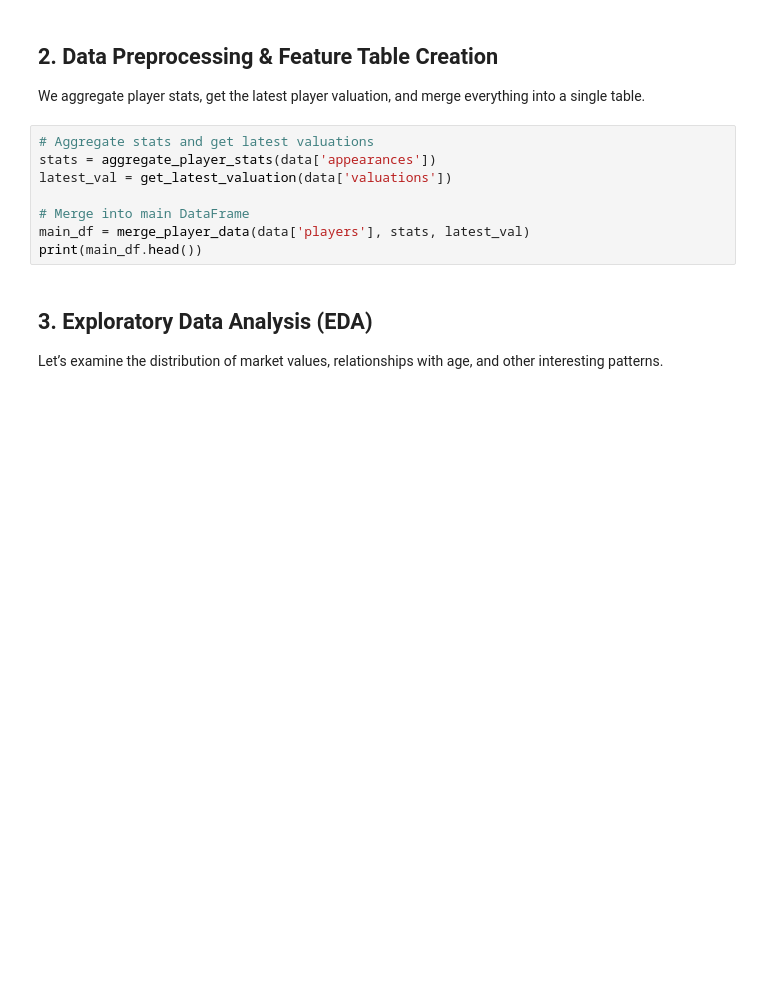
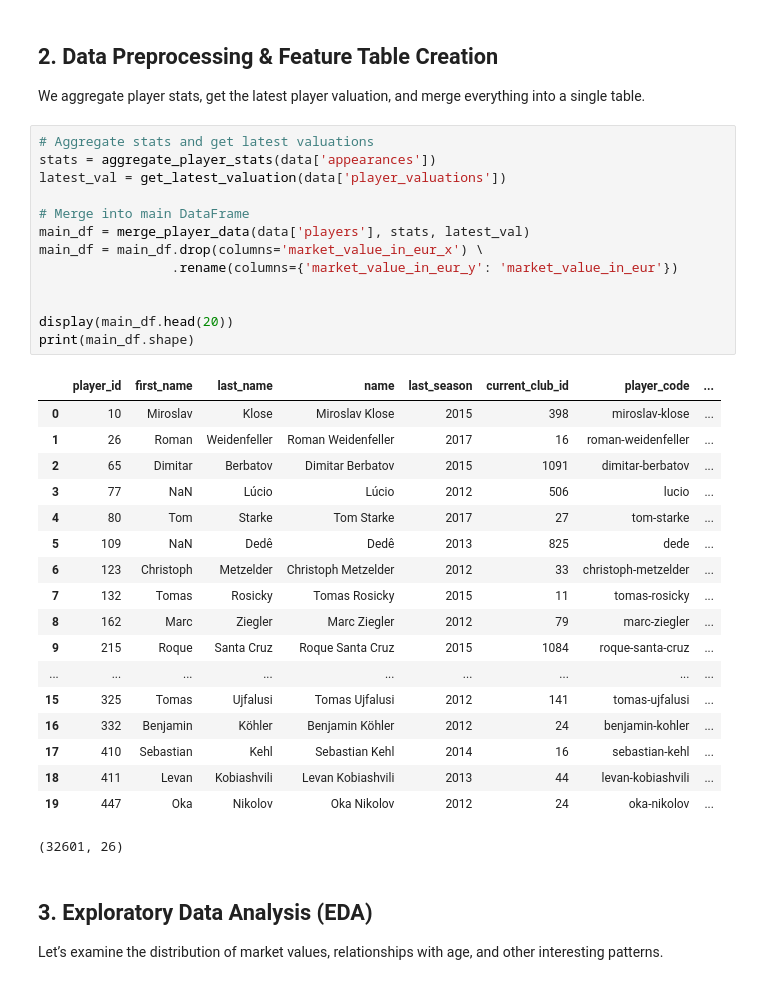
Before and after one commit to AbdulKadirSeker/Aml-Final-Project-, a Jupyter notebook: notebooks/PlayerMarketValuePredictionNNv1.ipynb, the cells around one changed output. Saved outputs shown, nothing was run; the diff lists cells and outputs as text; blank space fills up the shorter version.

```diff
--- a/notebooks/PlayerMarketValuePredictionNNv1.ipynb
+++ b/notebooks/PlayerMarketValuePredictionNNv1.ipynb
@@ -30,11 +41,35 @@ We aggregate player stats, get the latest player valuation, and merge everything
 # %%
 # Aggregate stats and get latest valuations
 stats = aggregate_player_stats(data['appearances'])
-latest_val = get_latest_valuation(data['valuations'])
+latest_val = get_latest_valuation(data['player_valuations'])
 
 # Merge into main DataFrame
 main_df = merge_player_data(data['players'], stats, latest_val)
-print(main_df.head())
+main_df = main_df.drop(columns='market_value_in_eur_x') \
+                 .rename(columns={'market_value_in_eur_y': 'market_value_in_eur'})
+
+
+display(main_df.head(20))
+print(main_df.shape)
+# %% [output]
+|  | player_id | first_name | last_name | name | last_season | current_club_id | player_code | ... |
+| 0 | 10 | Miroslav | Klose | Miroslav Klose | 2015 | 398 | miroslav-klose | ... |
+| 1 | 26 | Roman | Weidenfeller | Roman Weidenfeller | 2017 | 16 | roman-weidenfeller | ... |
+| 2 | 65 | Dimitar | Berbatov | Dimitar Berbatov | 2015 | 1091 | dimitar-berbatov | ... |
+| 3 | 77 | NaN | Lúcio | Lúcio | 2012 | 506 | lucio | ... |
+| 4 | 80 | Tom | Starke | Tom Starke | 2017 | 27 | tom-starke | ... |
+| 5 | 109 | NaN | Dedê | Dedê | 2013 | 825 | dede | ... |
+| 6 | 123 | Christoph | Metzelder | Christoph Metzelder | 2012 | 33 | christoph-metzelder | ... |
+| 7 | 132 | Tomas | Rosicky | Tomas Rosicky | 2015 | 11 | tomas-rosicky | ... |
+| 8 | 162 | Marc | Ziegler | Marc Ziegler | 2012 | 79 | marc-ziegler | ... |
+| 9 | 215 | Roque | Santa Cruz | Roque Santa Cruz | 2015 | 1084 | roque-santa-cruz | ... |
+| ... | ... | ... | ... | ... | ... | ... | ... | ... |
+| 15 | 325 | Tomas | Ujfalusi | Tomas Ujfalusi | 2012 | 141 | tomas-ujfalusi | ... |
+| 16 | 332 | Benjamin | Köhler | Benjamin Köhler | 2012 | 24 | benjamin-kohler | ... |
+| 17 | 410 | Sebastian | Kehl | Sebastian Kehl | 2014 | 16 | sebastian-kehl | ... |
+| 18 | 411 | Levan | Kobiashvili | Levan Kobiashvili | 2013 | 44 | levan-kobiashvili | ... |
+| 19 | 447 | Oka | Nikolov | Oka Nikolov | 2012 | 24 | oka-nikolov | ... |
+(32601, 26)
 # %% [markdown]
 ## 3. Exploratory Data Analysis (EDA)
 
```
Also changed, not shown: parts of 4 cells of this notebook, 2 other files.
